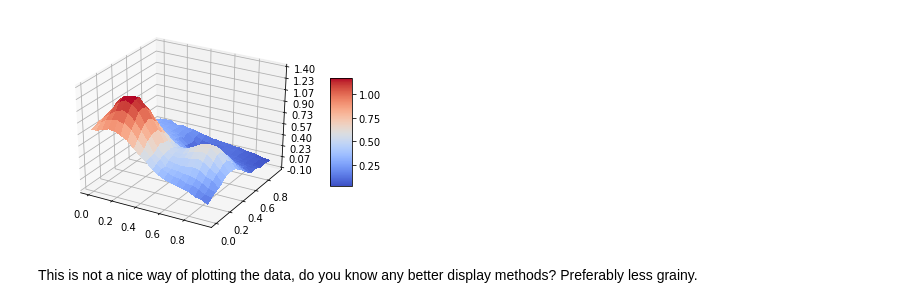
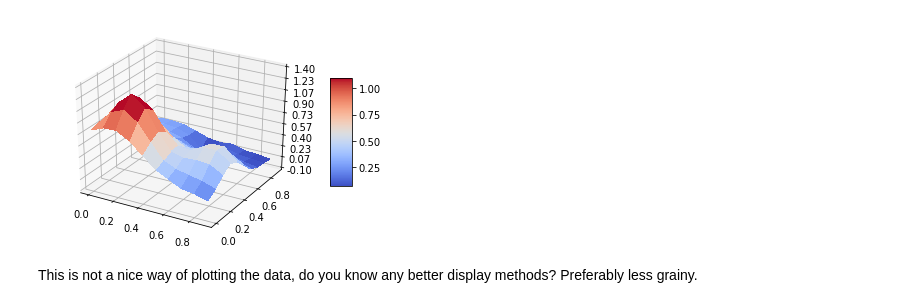
Before and after one commit to sigmunsl/FYS-STK4155, a Jupyter notebook: projects/Project1/Main.ipynb, the cells around one changed output. Drawn from its saved outputs; the diff is of its cells as text; code cells hidden in the pictures.

```diff
--- a/projects/Project1/Main.ipynb
+++ b/projects/Project1/Main.ipynb
@@ -2,37 +2,37 @@
 from mpl_toolkits.mplot3d import Axes3D
 import matplotlib.pyplot as plt
 from matplotlib import cm
 from matplotlib.ticker import LinearLocator, FormatStrFormatter
 import numpy as np
 from random import random, seed
 import functions as fx
 
 
 fig         = plt.figure()
 ax          = fig.gca(projection='3d')
 
 # Make data.
-x           = np.arange(0, 1, 0.05)
-y           = np.arange(0, 1, 0.05)
-design      = fx.DesignDesign(x,y,10)
+x           = np.arange(0, 1, 0.1)
+y           = np.arange(0, 1, 0.1)
+design      = fx.DesignDesign(x,y,3)
 x, y        = np.meshgrid(x,y)
 noise_level = 0.01
 
 
 frank       = fx.FrankeFunction(x, y, noise_level)
 
 
 # Plot the surface.
 surf        = ax.plot_surface(x, y, frank, cmap=cm.coolwarm, linewidth=0, antialiased=False)
 # Customize the z axis.
 ax.set_zlim(-0.10, 1.40)
 ax.zaxis.set_major_locator(LinearLocator(10))
 ax.zaxis.set_major_formatter(FormatStrFormatter('%.02f'))
 # Add a color bar which maps values to colors.
 fig.colorbar(surf, shrink=0.5, aspect=5)
 plt.show()
 # %% [output]
-[figure, old version]
+[figure, new version]
 # %% [markdown]
 This is not a nice way of plotting the data, do you know any better display methods? Preferably less grainy.
 # %%
```
Also changed, not shown: parts of 3 cells of this notebook, 1 other file.
